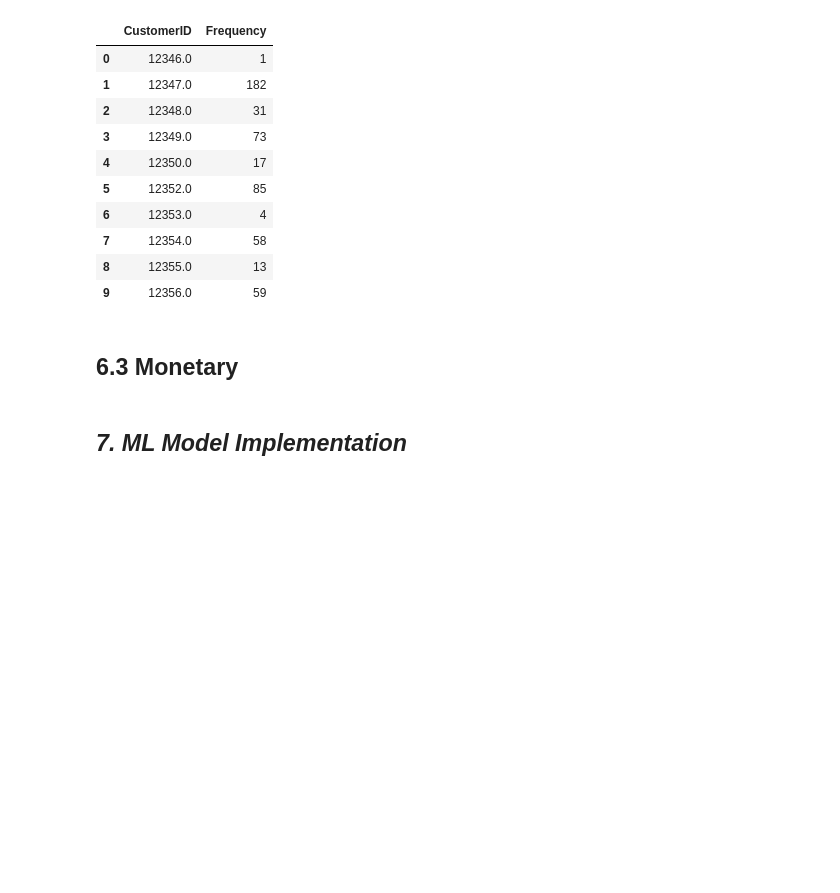
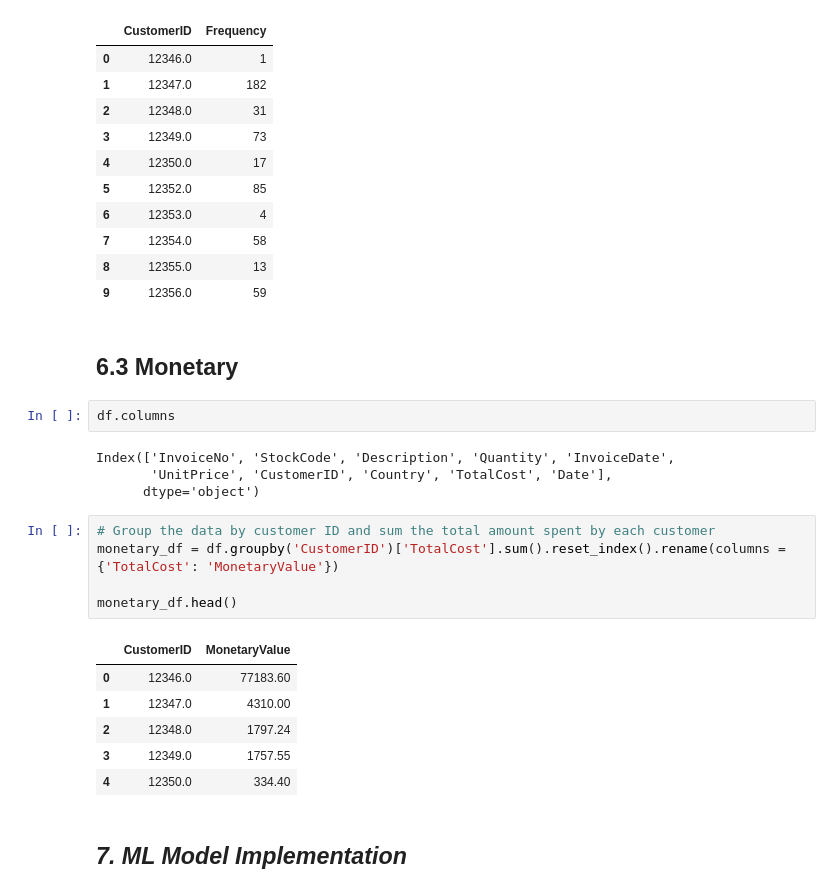
Before and after one commit to Preetirai-tech/Online-Retail-Customer-Segmentation-Project, a Jupyter notebook: Customer_Segmentation.ipynb, the cells around one changed output. Saved outputs shown, nothing was run; the diff lists cells and outputs as text; blank space fills up the shorter version.

```diff
--- a/Customer_Segmentation.ipynb
+++ b/Customer_Segmentation.ipynb
@@ -576,6 +576,24 @@ frequency_df.head(10)
 | 9 | 12356.0 | 59 |
 # %% [markdown]
 ## **6.3 Monetary**
+# %%
+df.columns
+# %% [output]
+Index(['InvoiceNo', 'StockCode', 'Description', 'Quantity', 'InvoiceDate',
+       'UnitPrice', 'CustomerID', 'Country', 'TotalCost', 'Date'],
+      dtype='object')
+# %%
+# Group the data by customer ID and sum the total amount spent by each customer
+monetary_df = df.groupby('CustomerID')['TotalCost'].sum().reset_index().rename(columns = {'TotalCost': 'MonetaryValue'})
+
+monetary_df.head()
+# %% [output]
+|  | CustomerID | MonetaryValue |
+| 0 | 12346.0 | 77183.60 |
+| 1 | 12347.0 | 4310.00 |
+| 2 | 12348.0 | 1797.24 |
+| 3 | 12349.0 | 1757.55 |
+| 4 | 12350.0 | 334.40 |
 # %% [markdown]
 ## ***7. ML Model Implementation***
 # %% [markdown]
```
